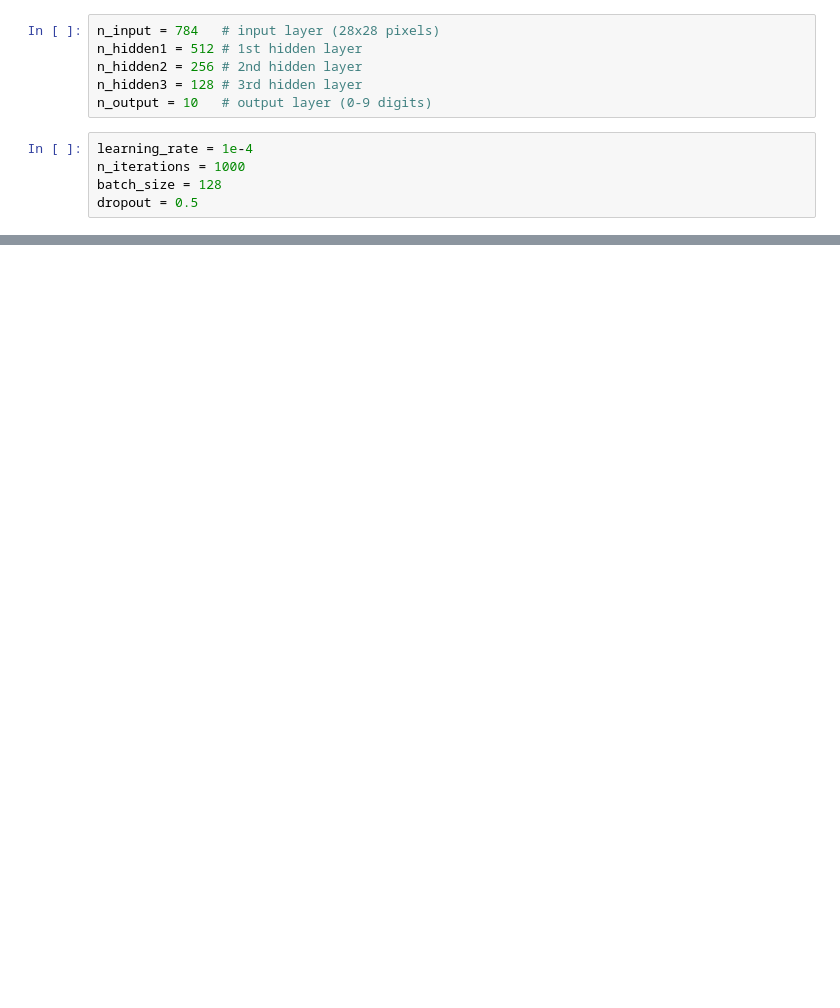
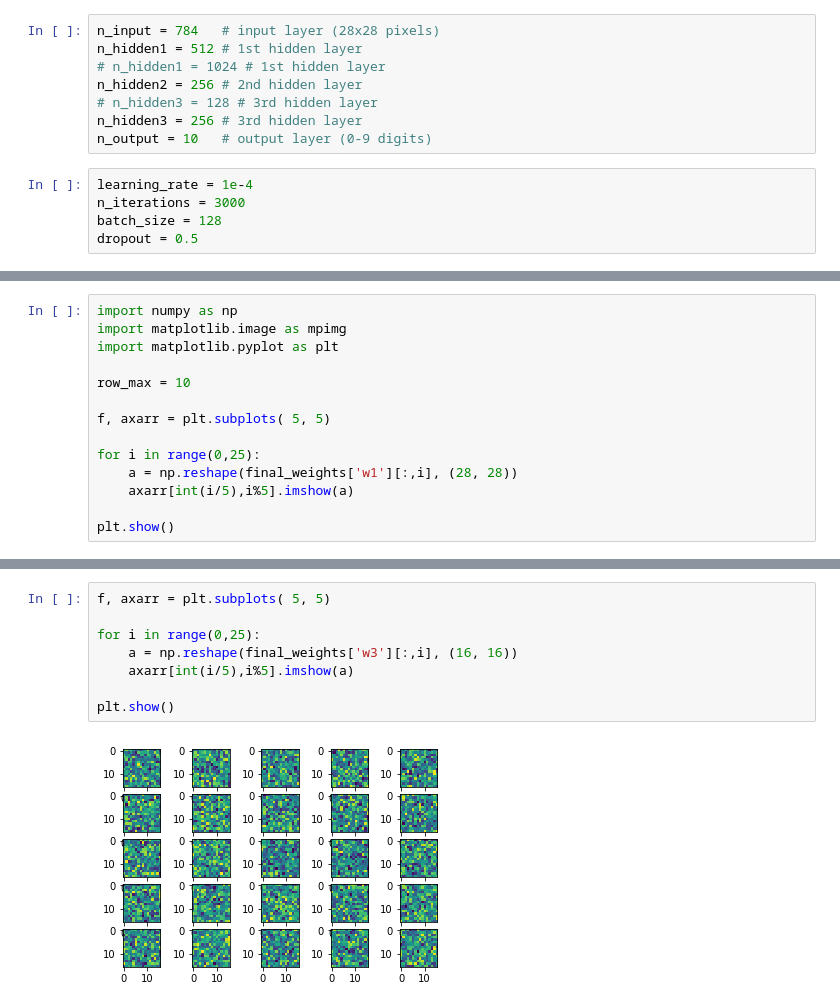
Before and after one commit to frankzl/deep-learning-gimmicks, a Jupyter notebook: tensorflow_stuff/02-MNIST_NN.ipynb, the cells around one changed output, grey strips where cells are left out. Saved outputs shown, nothing was run; the diff lists cells and outputs as text; blank space fills up the shorter version.

```diff
--- a/tensorflow_stuff/02-MNIST_NN.ipynb
+++ b/tensorflow_stuff/02-MNIST_NN.ipynb
@@ -26,11 +9,13 @@ Please use alternatives such as official/mnist/dataset.py from tensorflow/models
 # %%
 n_input = 784   # input layer (28x28 pixels)
 n_hidden1 = 512 # 1st hidden layer
+# n_hidden1 = 1024 # 1st hidden layer
 n_hidden2 = 256 # 2nd hidden layer
-n_hidden3 = 128 # 3rd hidden layer
+# n_hidden3 = 128 # 3rd hidden layer
+n_hidden3 = 256 # 3rd hidden layer
 n_output = 10   # output layer (0-9 digits)
 # %%
 learning_rate = 1e-4
-n_iterations = 1000
+n_iterations = 3000
 batch_size = 128
 dropout = 0.5
@@ -36,0 +96,14 @@ dropout = 0.5
+# %%
+import numpy as np
+import matplotlib.image as mpimg
+import matplotlib.pyplot as plt
+
+row_max = 10
+
+f, axarr = plt.subplots( 5, 5)
+
+for i in range(0,25):
+    a = np.reshape(final_weights['w1'][:,i], (28, 28))
+    axarr[int(i/5),i%5].imshow(a)
+
+plt.show()
@@ -36,0 +112,10 @@ dropout = 0.5
+# %%
+f, axarr = plt.subplots( 5, 5)
+
+for i in range(0,25):
+    a = np.reshape(final_weights['w3'][:,i], (16, 16))
+    axarr[int(i/5),i%5].imshow(a)
+
+plt.show()
+# %% [output]
+[figure, added]
```
Also changed, not shown: parts of 4 cells of this notebook, 1 other file.
